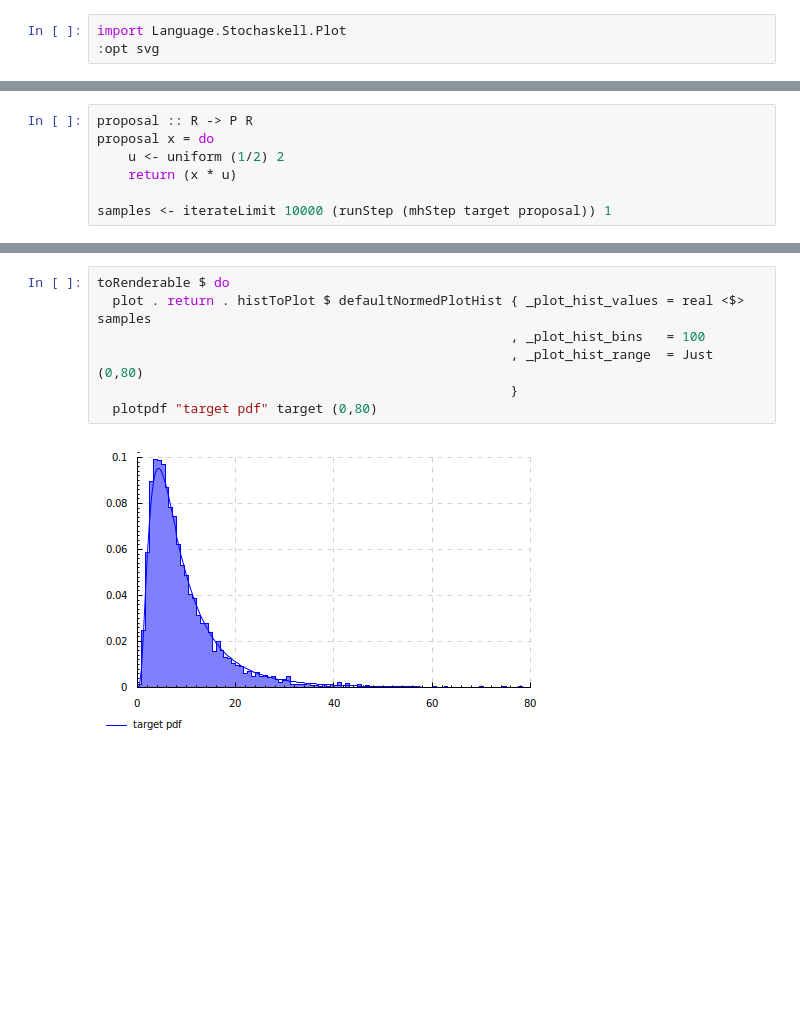
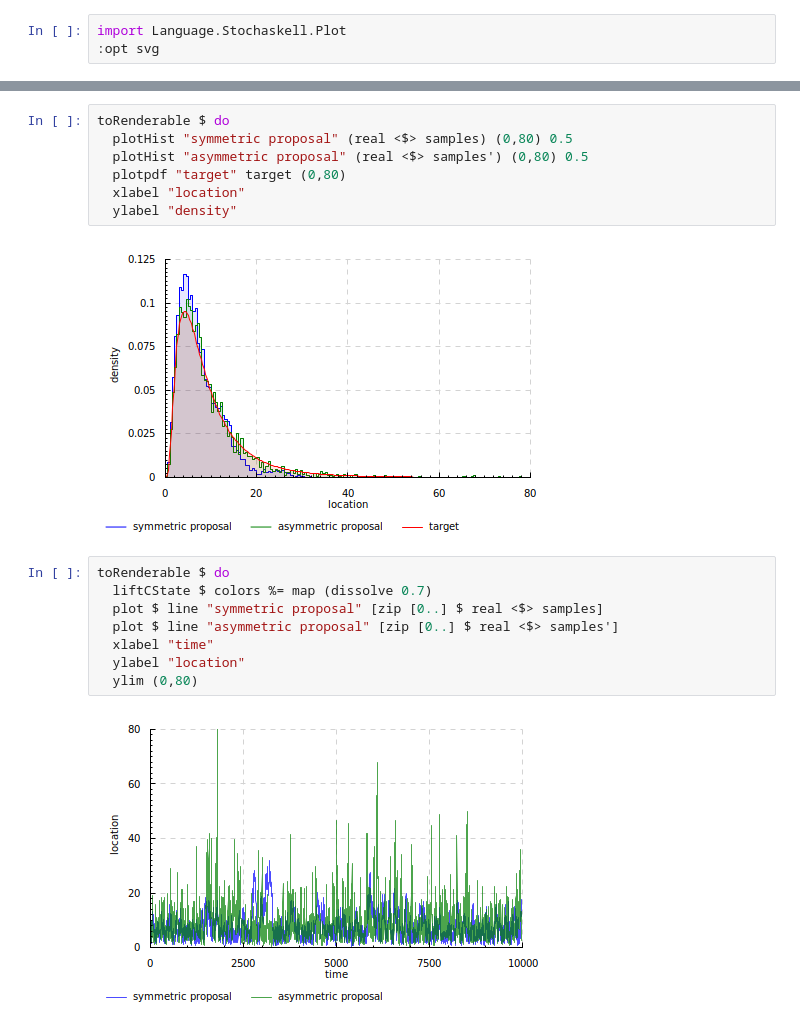
Before and after one commit to davidar/stochaskell, a Jupyter notebook: mh.ipynb, the cells around one changed output, grey strips where cells are left out. Cells and saved outputs as stored; diff of their text form; blank space fills up the shorter version.

```diff
--- a/mh.ipynb
+++ b/mh.ipynb
@@ -74,7 +85,0 @@ toRenderable $ do
-# %%
-proposal :: R -> P R
-proposal x = do
-    u <- uniform (1/2) 2
-    return (x * u)
-
-samples <- iterateLimit 10000 (runStep (mhStep target proposal)) 1
@@ -99,9 +86,19 @@ let v_0_0 = getExternal x_sim_0_0 :: R
-# %%
-toRenderable $ do
-  plot . return . histToPlot $ defaultNormedPlotHist { _plot_hist_values = real <$> samples
-                                                     , _plot_hist_bins   = 100
-                                                     , _plot_hist_range  = Just (0,80)
-                                                     }
-  plotpdf "target pdf" target (0,80)
-# %% [output]
-[figure, removed]
+# %%
+toRenderable $ do
+  plotHist "symmetric proposal" (real <$> samples) (0,80) 0.5
+  plotHist "asymmetric proposal" (real <$> samples') (0,80) 0.5
+  plotpdf "target" target (0,80)
+  xlabel "location"
+  ylabel "density"
+# %% [output]
+[figure, added]
+# %%
+toRenderable $ do
+  liftCState $ colors %= map (dissolve 0.7)
+  plot $ line "symmetric proposal" [zip [0..] $ real <$> samples]
+  plot $ line "asymmetric proposal" [zip [0..] $ real <$> samples']
+  xlabel "time"
+  ylabel "location"
+  ylim (0,80)
+# %% [output]
+[figure, added]
```
Also changed, not shown: parts of 4 cells of this notebook, 1 other file.
